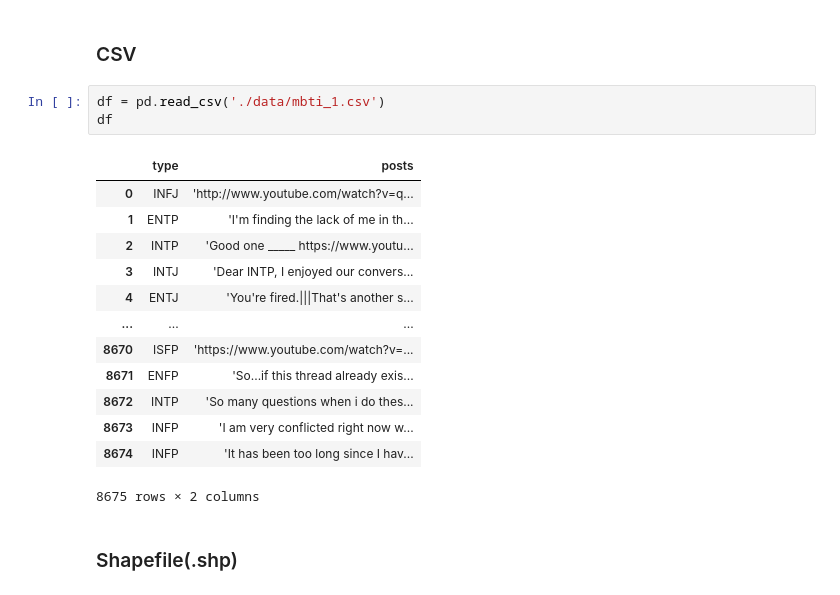
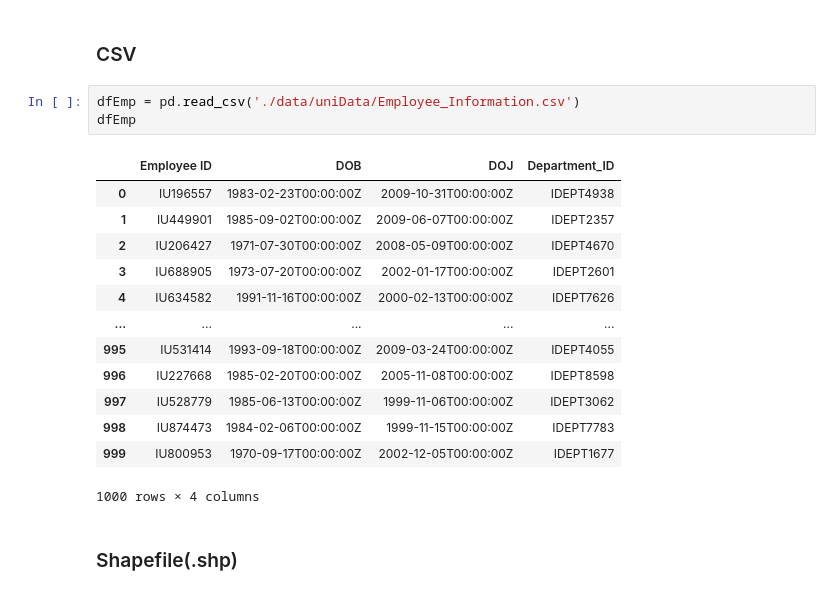
Before and after one commit to aghoshpro/myProjects, a Jupyter notebook: myDockerPyEnv/notebooks/checkFirst.ipynb, the cells around one changed output. Drawn from its saved outputs; the diff is of its cells as text.

```diff
--- a/myDockerPyEnv/notebooks/checkFirst.ipynb
+++ b/myDockerPyEnv/notebooks/checkFirst.ipynb
@@ -86,22 +139,22 @@ Shapely GEOS C API version 3.11.4-CAPI-1.17.4
 # %% [markdown]
 ### CSV
 # %%
-df = pd.read_csv('./data/mbti_1.csv')
-df
+dfEmp = pd.read_csv('./data/uniData/Employee_Information.csv')
+dfEmp
 # %% [output]
-|  | type | posts |
-| 0 | INFJ | 'http://www.youtube.com/watch?v=q... |
-| 1 | ENTP | 'I'm finding the lack of me in th... |
-| 2 | INTP | 'Good one _____ https://www.youtu... |
-| 3 | INTJ | 'Dear INTP, I enjoyed our convers... |
-| 4 | ENTJ | 'You're fired.|||That's another s... |
-| ... | ... | ... |
-| 8670 | ISFP | 'https://www.youtube.com/watch?v=... |
-| 8671 | ENFP | 'So...if this thread already exis... |
-| 8672 | INTP | 'So many questions when i do thes... |
-| 8673 | INFP | 'I am very conflicted right now w... |
-| 8674 | INFP | 'It has been too long since I hav... |
+|  | Employee ID | DOB | DOJ | Department_ID |
+| 0 | IU196557 | 1983-02-23T00:00:00Z | 2009-10-31T00:00:00Z | IDEPT4938 |
+| 1 | IU449901 | 1985-09-02T00:00:00Z | 2009-06-07T00:00:00Z | IDEPT2357 |
+| 2 | IU206427 | 1971-07-30T00:00:00Z | 2008-05-09T00:00:00Z | IDEPT4670 |
+| 3 | IU688905 | 1973-07-20T00:00:00Z | 2002-01-17T00:00:00Z | IDEPT2601 |
+| 4 | IU634582 | 1991-11-16T00:00:00Z | 2000-02-13T00:00:00Z | IDEPT7626 |
+| ... | ... | ... | ... | ... |
+| 995 | IU531414 | 1993-09-18T00:00:00Z | 2009-03-24T00:00:00Z | IDEPT4055 |
+| 996 | IU227668 | 1985-02-20T00:00:00Z | 2005-11-08T00:00:00Z | IDEPT8598 |
+| 997 | IU528779 | 1985-06-13T00:00:00Z | 1999-11-06T00:00:00Z | IDEPT3062 |
+| 998 | IU874473 | 1984-02-06T00:00:00Z | 1999-11-15T00:00:00Z | IDEPT7783 |
+| 999 | IU800953 | 1970-09-17T00:00:00Z | 2002-12-05T00:00:00Z | IDEPT1677 |
-8675 rows × 2 columns
+1000 rows × 4 columns
 # %% [markdown]
 ### Shapefile(.shp)
 # %%
```
Also changed, not shown: parts of 29 cells of this notebook, 3 other files.
